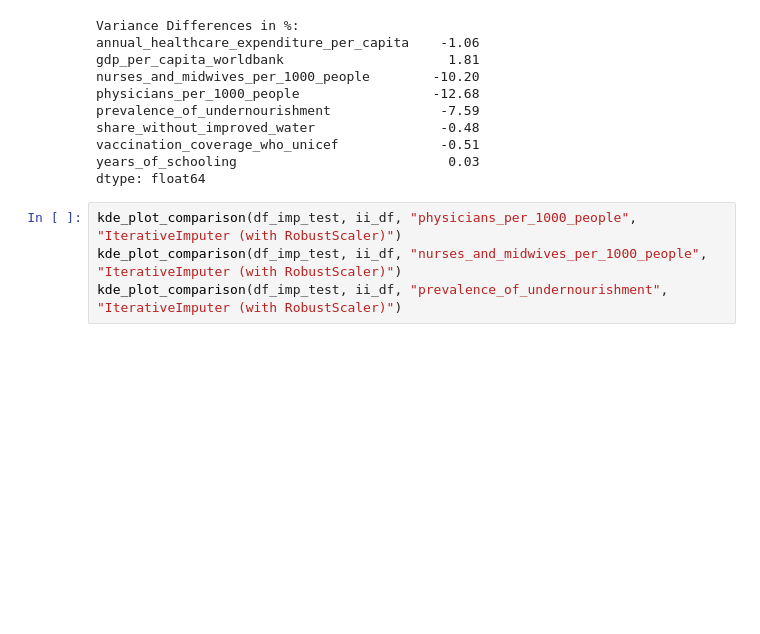
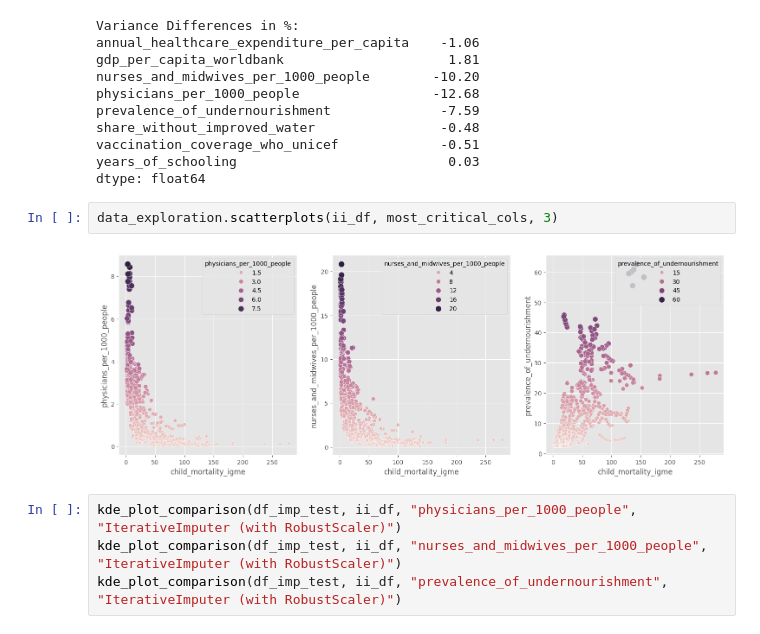
Before and after one commit to HamzahFayad/master_thesis_child_mortality, a Jupyter notebook: 01_notebooks/2_data_preprocessing.ipynb, the cells around one changed output. Drawn from its saved outputs; the diff is of its cells as text; blank space fills up the shorter version.

```diff
--- a/01_notebooks/2_data_preprocessing.ipynb
+++ b/01_notebooks/2_data_preprocessing.ipynb
@@ -408,6 +408,10 @@ share_without_improved_water                -0.48
 vaccination_coverage_who_unicef             -0.51
 years_of_schooling                           0.03
 dtype: float64
+# %%
+data_exploration.scatterplots(ii_df, most_critical_cols, 3)
+# %% [output]
+[figure, added]
 # %%
 kde_plot_comparison(df_imp_test, ii_df, "physicians_per_1000_people", "IterativeImputer (with RobustScaler)")
 kde_plot_comparison(df_imp_test, ii_df, "nurses_and_midwives_per_1000_people", "IterativeImputer (with RobustScaler)")
```
Also changed, not shown: parts of 2 cells of this notebook, 3 other files.
